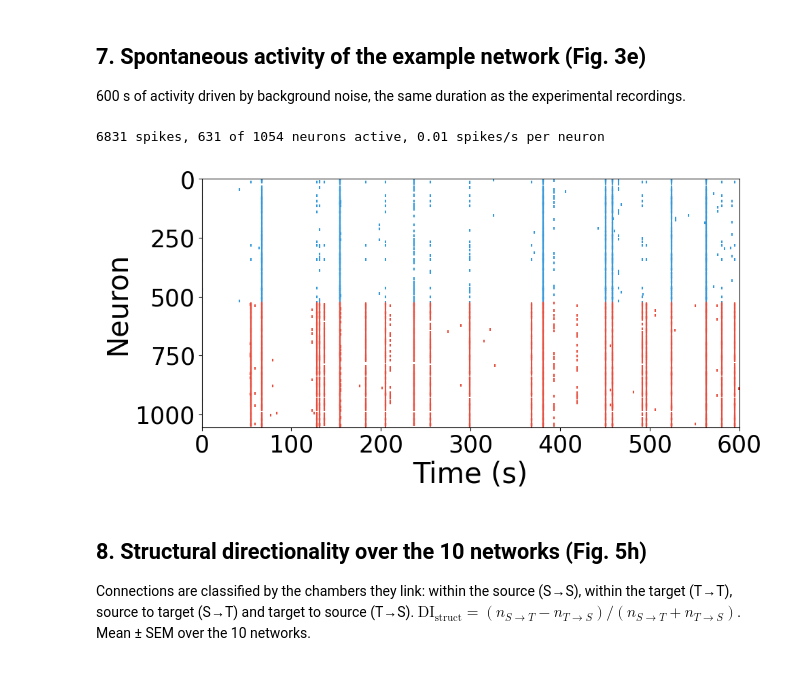
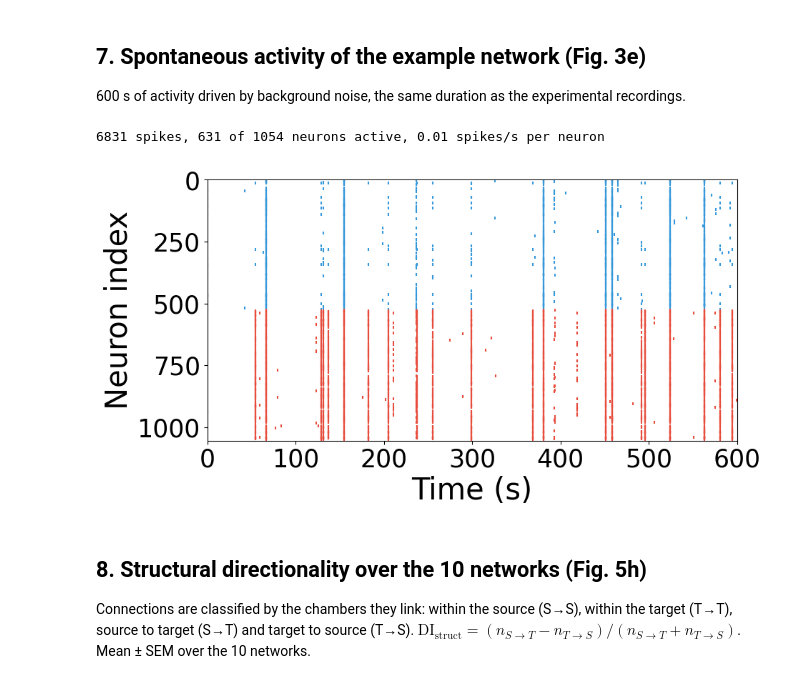
Before and after one commit to saragonbas/directional_neuronal_cultures, a Jupyter notebook: 10_in_silico/in_silico.ipynb, the cells around one changed output. Drawn from its saved outputs; the diff is of its cells as text; code cells hidden in the pictures.

```diff
--- a/10_in_silico/in_silico.ipynb
+++ b/10_in_silico/in_silico.ipynb
@@ -96,9 +96,9 @@ ladder_dist = 1.1         # distance from the channels to the step of the slante
 # ---------------------------------------------------------------------------
 # Axonal growth and connectivity
 # ---------------------------------------------------------------------------
-l_mean = 1.5              # scale of the Rayleigh distribution of axon lengths (mm)
+l_scale = 1.5             # scale of the Rayleigh distribution of axon lengths (mm)
 segment_length = 0.02     # length of each growth step (mm)
-sigma_axon_angle = 0.15   # standard deviation of the change of direction per step (rad)
+sigma_axon_angle = 0.15   # standard deviation of the change of direction per step (rad), i.e. 8.6 degrees
 p_connection = 0.1        # probability that an axon entering a dendritic field forms a synapse
 
 # ---------------------------------------------------------------------------
@@ -219,6 +219,8 @@ def growth_step(pos, angle, max_attempts=15):
     guided = in_channel and not towards_source
 
     for attempt in range(max_attempts):
+        # Angle step: 0.05 rad (2.9 degrees) for an axon guided inside a channel, 0.2 rad (11.5 degrees) elsewhere.
+        # Attempt 0 keeps the direction; attempts 1-14 turn alternately to each side, by 1, 2, 3, ... angle steps.
         shift = 0 if attempt == 0 else attempt*(0.05 if guided else 0.2)*(1 if attempt % 2 == 0 else -1)
         test_angle = angle + shift
         step = np.array([np.cos(test_angle), np.sin(test_angle)])
@@ -236,7 +238,7 @@ def grow_axon(i, positions, dendritic_radii):
     neurons it connects to. When the tip enters the dendritic field of another neuron
     for the first time, a synapse is formed with probability p_connection.
     """
-    n_steps = int(np.ceil(np.random.rayleigh(l_mean)/segment_length))
+    n_steps = int(np.ceil(np.random.rayleigh(l_scale)/segment_length))
     angle = np.random.uniform(0, 2*np.pi)
     pos = np.array(positions[i], dtype=float)
     segments, targets, contacted = [], [], set()
@@ -425,26 +427,26 @@ plt.show()
 # %%
 np.random.seed(EXAMPLE_SEED)
 spike_t, spike_n = run_dynamics(example['par'], sim_time=SIM_TIME)
 source, target = chamber_of(positions)
 print(f'{len(spike_t)} spikes, {len(np.unique(spike_n))} of {N} neurons active, '
       f'{len(spike_t)/N/(SIM_TIME/1000):.2f} spikes/s per neuron')
 
 in_source = np.isin(spike_n, source)
-fig, ax = plt.subplots(figsize=(10, 5))
+fig, ax = plt.subplots(figsize=(9.5, 5))
 ax.scatter(spike_t[in_source], spike_n[in_source], s=5, c='#3498db', marker='|', alpha=1, rasterized=True)
 ax.scatter(spike_t[~in_source], spike_n[~in_source], s=5, c='#e74c3c', marker='|', alpha=1, rasterized=True)
 ax.xaxis.set_major_formatter(ms_to_s)
 ax.set_xlim(0, SIM_TIME)
 ax.set_ylim(N, 0)
 ax.set_xlabel('Time (s)', fontsize=30)
-ax.set_ylabel('Neuron', fontsize=30)
+ax.set_ylabel('Neuron index', fontsize=30)
 ax.tick_params(labelsize=25)
 plt.tight_layout()
 save(fig, 'fig3e')
 plt.show()
 # %% [output]
 6831 spikes, 631 of 1054 neurons active, 0.01 spikes/s per neuron
-[figure, old version]
+[figure, new version]
 # %% [markdown]
 ## 8. Structural directionality over the 10 networks (Fig. 5h)
 
```
Also changed, not shown: parts of 4 cells of this notebook, 43 other files.
